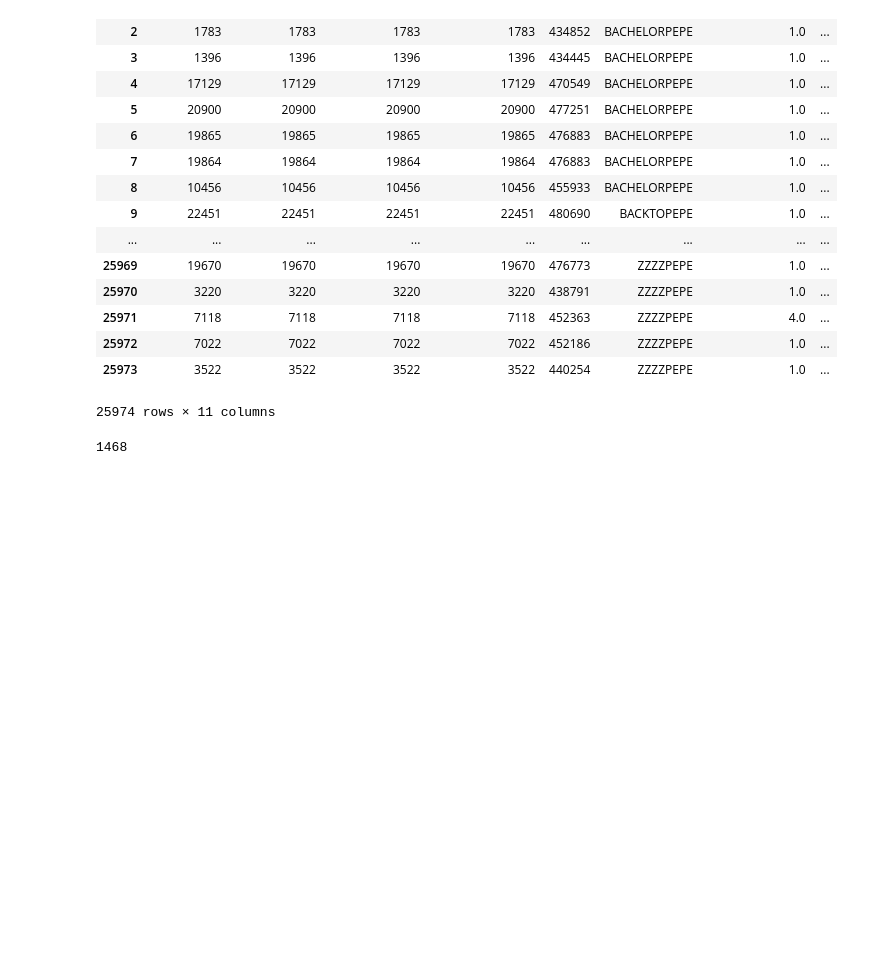
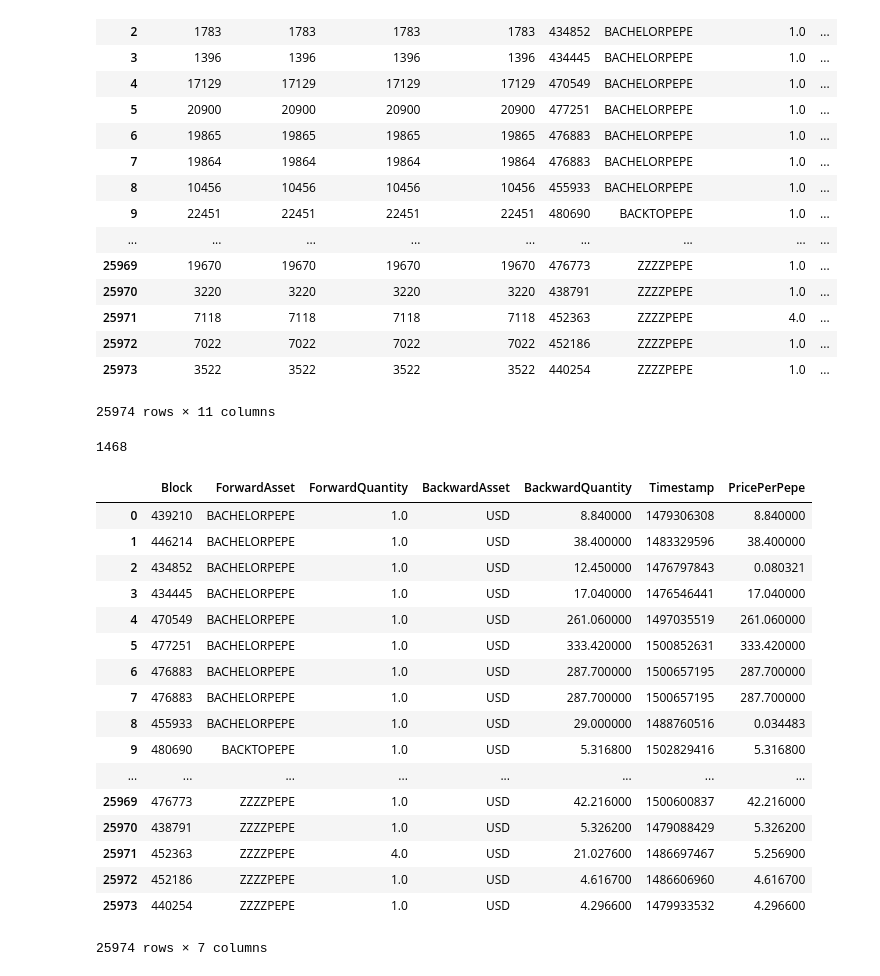
Before and after one commit to CameronLofy/rarepepes, a Jupyter notebook: rarepepes.ipynb, the cells around one changed output. Drawn from its saved outputs; the diff is of its cells as text; code cells hidden in the pictures; blank space fills up the shorter version.

Commit message:
Removed unnamed columns

```diff
--- a/rarepepes.ipynb
+++ b/rarepepes.ipynb
@@ -334,3 +334,25 @@ df_om_merge5
 len(df_om_merge5['ForwardAsset'].unique())
 # %% [output]
 1468
+# %%
+df_om_merge5.drop(df_om_merge5.columns[df_om_merge5.columns.str.contains('unnamed',case = False)],axis = 1, inplace = True)
+df_om_merge5
+# %% [output]
+|  | Block | ForwardAsset | ForwardQuantity | BackwardAsset | BackwardQuantity | Timestamp | PricePerPepe |
+| 0 | 439210 | BACHELORPEPE | 1.0 | USD | 8.840000 | 1479306308 | 8.840000 |
+| 1 | 446214 | BACHELORPEPE | 1.0 | USD | 38.400000 | 1483329596 | 38.400000 |
+| 2 | 434852 | BACHELORPEPE | 1.0 | USD | 12.450000 | 1476797843 | 0.080321 |
+| 3 | 434445 | BACHELORPEPE | 1.0 | USD | 17.040000 | 1476546441 | 17.040000 |
+| 4 | 470549 | BACHELORPEPE | 1.0 | USD | 261.060000 | 1497035519 | 261.060000 |
+| 5 | 477251 | BACHELORPEPE | 1.0 | USD | 333.420000 | 1500852631 | 333.420000 |
+| 6 | 476883 | BACHELORPEPE | 1.0 | USD | 287.700000 | 1500657195 | 287.700000 |
+| 7 | 476883 | BACHELORPEPE | 1.0 | USD | 287.700000 | 1500657195 | 287.700000 |
+| 8 | 455933 | BACHELORPEPE | 1.0 | USD | 29.000000 | 1488760516 | 0.034483 |
+| 9 | 480690 | BACKTOPEPE | 1.0 | USD | 5.316800 | 1502829416 | 5.316800 |
+| ... | ... | ... | ... | ... | ... | ... | ... |
+| 25969 | 476773 | ZZZZPEPE | 1.0 | USD | 42.216000 | 1500600837 | 42.216000 |
+| 25970 | 438791 | ZZZZPEPE | 1.0 | USD | 5.326200 | 1479088429 | 5.326200 |
+| 25971 | 452363 | ZZZZPEPE | 4.0 | USD | 21.027600 | 1486697467 | 5.256900 |
+| 25972 | 452186 | ZZZZPEPE | 1.0 | USD | 4.616700 | 1486606960 | 4.616700 |
+| 25973 | 440254 | ZZZZPEPE | 1.0 | USD | 4.296600 | 1479933532 | 4.296600 |
+25974 rows × 7 columns
```
